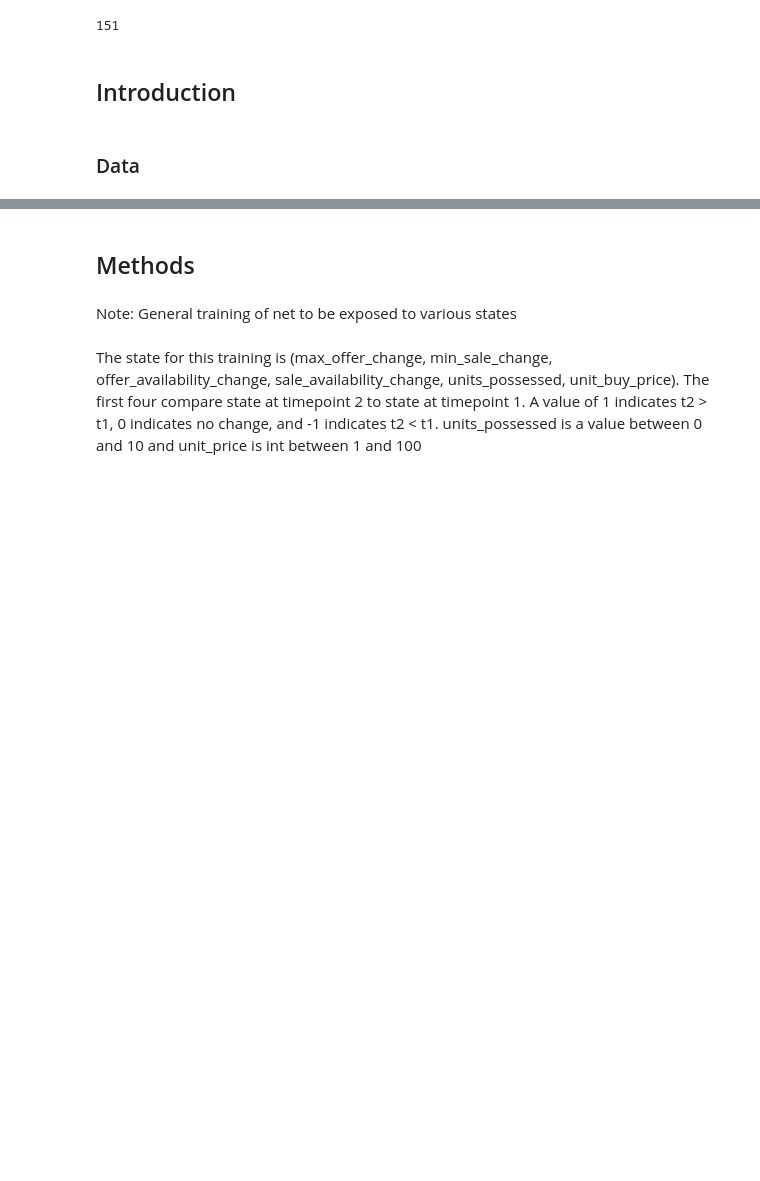
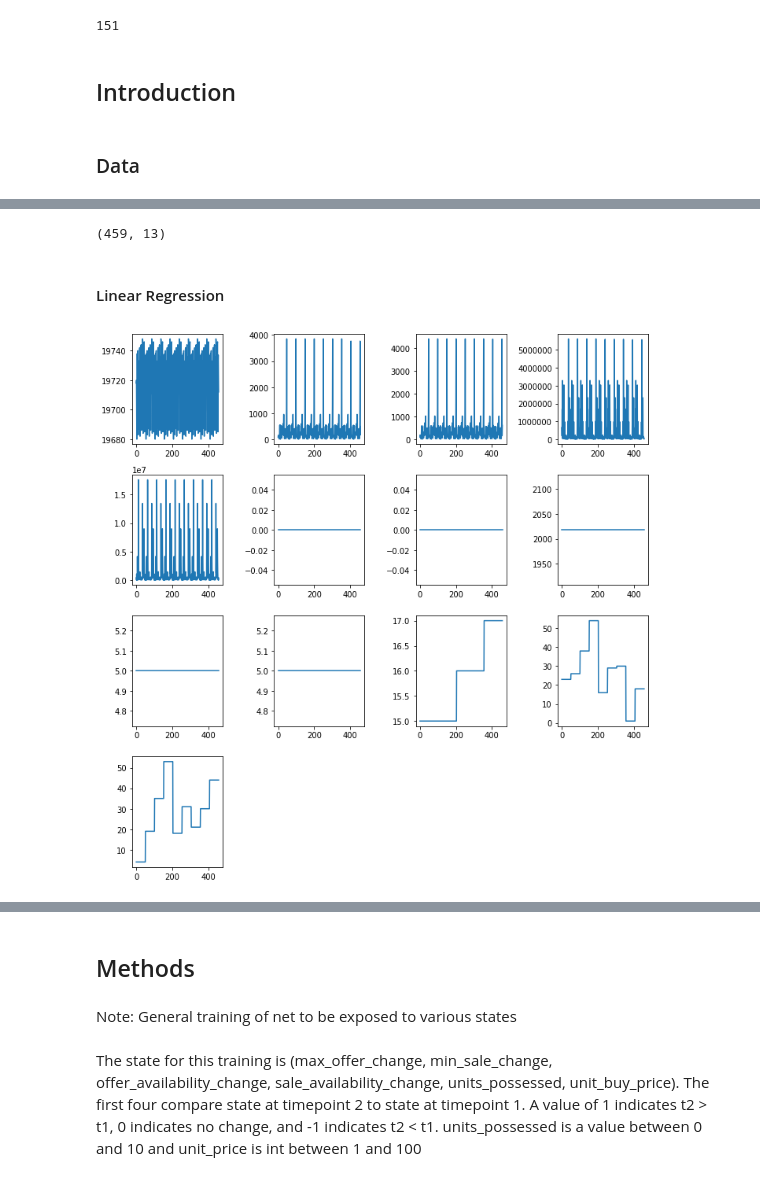
Before and after one commit to vicweeks/CS445-TermProject, a Jupyter notebook: TermProject.ipynb, the cells around one changed output, grey strips where cells are left out. Cells and saved outputs as stored; diff of their text form; code cells hidden in the pictures; blank space fills up the shorter version.

Commit message:
data retrieval in time intervals

```diff
--- a/TermProject.ipynb
+++ b/TermProject.ipynb
@@ -119,0 +80,5 @@ currPortfolio['19725']
+# %%
+itemTimeData = np.load('itemData.npy')
+itemTimeData.shape
+# %% [output]
+(459, 13)
@@ -119,0 +87,11 @@ currPortfolio['19725']
+# %% [markdown]
+#### Linear Regression
+# %%
+plt.figure(figsize=(10,10))
+nrow, ncol = itemTimeData.shape
+for c in range(ncol):
+    plt.subplot(4, 4, c+1)
+    plt.plot(itemTimeData[:, c])
+    plt.tight_layout()
+# %% [output]
+[figure, added]
```
Also changed, not shown: parts of 24 cells of this notebook, 2 other files.
